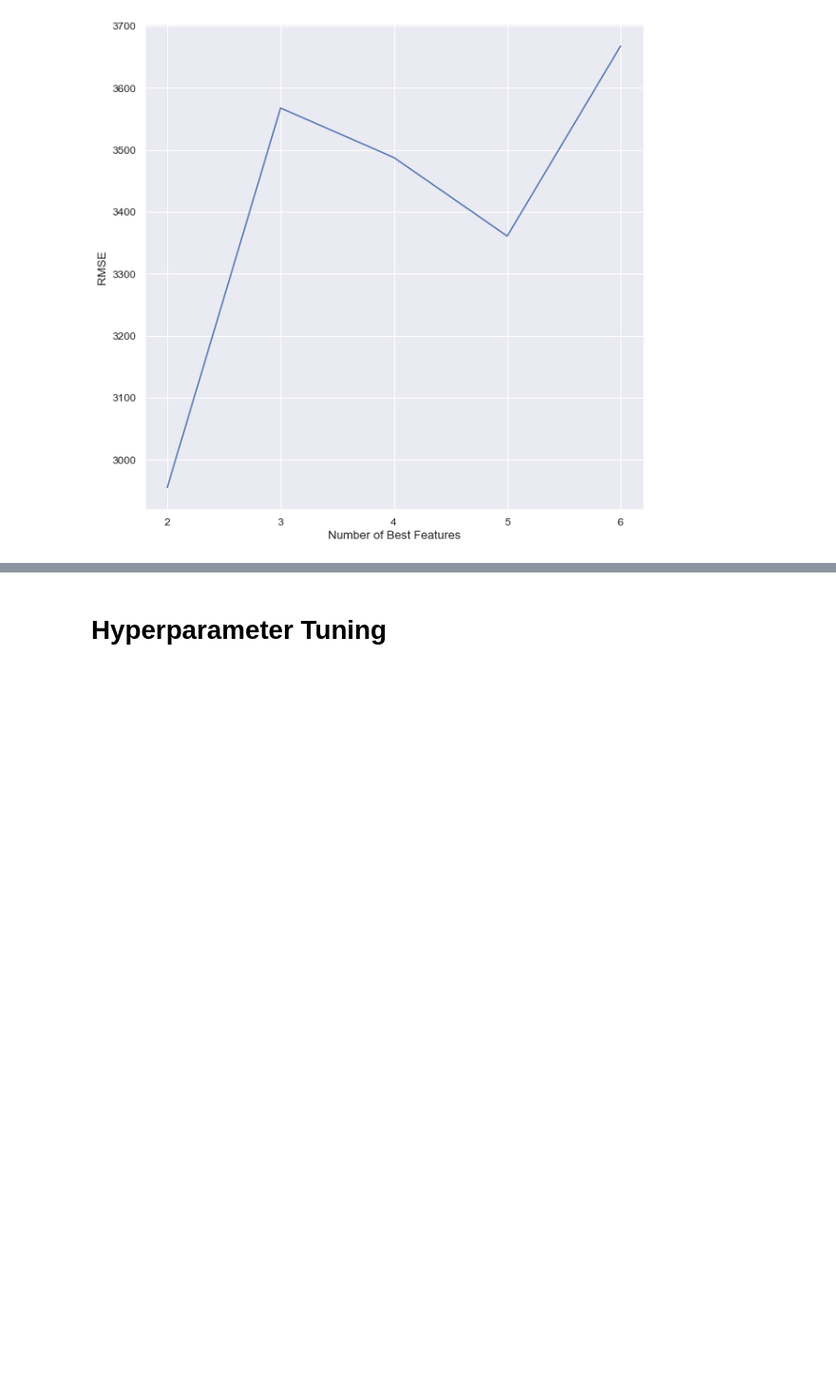
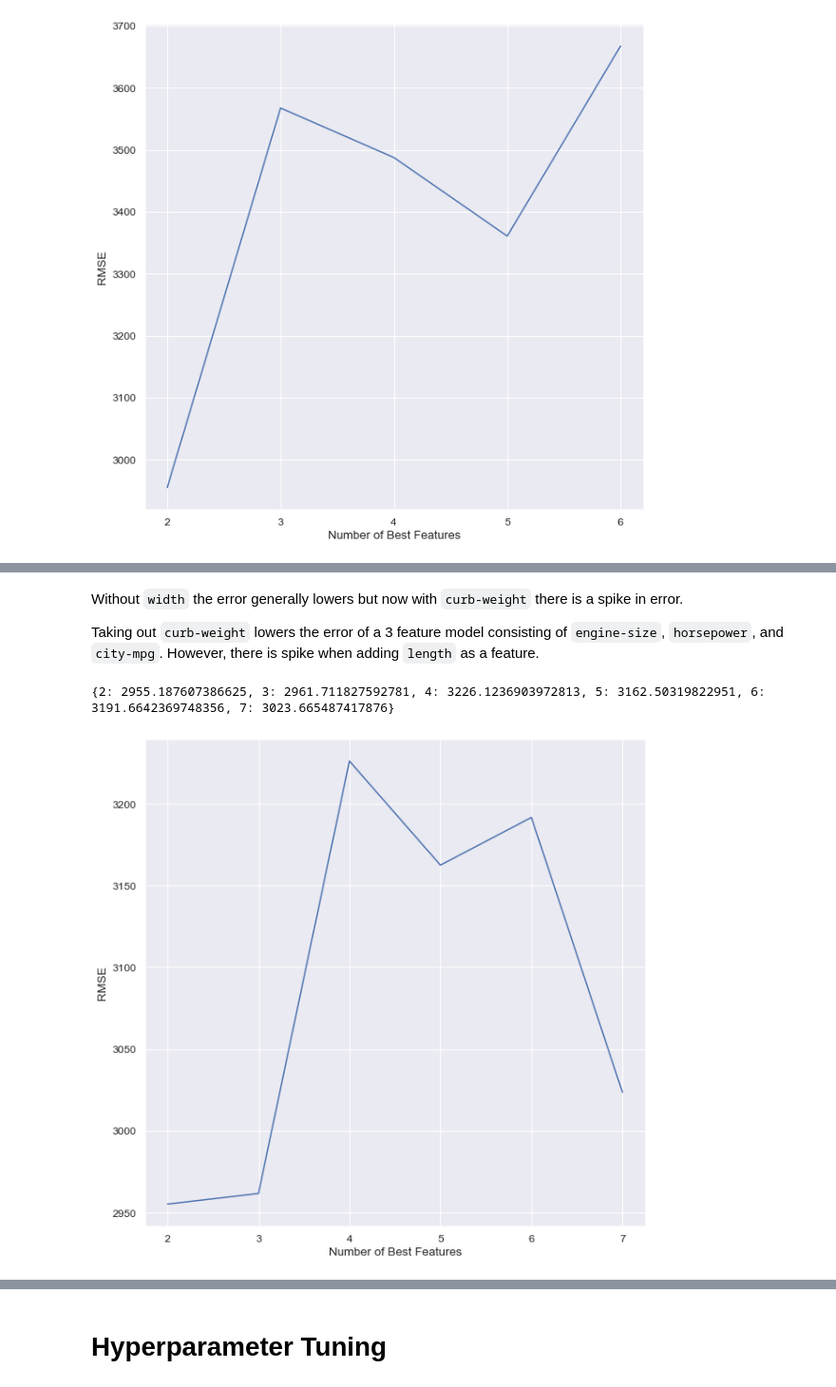
Before and after one commit to chouwwa/Predicting-Car-Prices, a Jupyter notebook: Predicting Car Prices.ipynb, the cells around one changed output, grey strips where cells are left out. Shown at 95% size. Cells and saved outputs as stored; diff of their text form; code cells hidden in the pictures; blank space fills up the shorter version.

```diff
--- a/Predicting Car Prices.ipynb
+++ b/Predicting Car Prices.ipynb
@@ -285,0 +311,9 @@ It seems that using only 2 features with the lowest errors, `engine-size` and `h
+# %% [markdown]
+Without `width` the error generally lowers but now with `curb-weight` there is a spike in error.
+
+Taking out `curb-weight` lowers the error of a 3 feature model consisting of `engine-size`, `horsepower`, and `city-mpg`. However, there is spike when adding `length` as a feature.
+# %%
+plot_feature_combination(rmse_data_sorted, drop_list=['width','curb-weight','wheel-base'])
+# %% [output]
+{2: 2955.187607386625, 3: 2961.711827592781, 4: 3226.1236903972813, 5: 3162.50319822951, 6: 3191.6642369748356, 7: 3023.665487417876}
+[figure, added]
```
Also changed, not shown: parts of 12 cells of this notebook.
